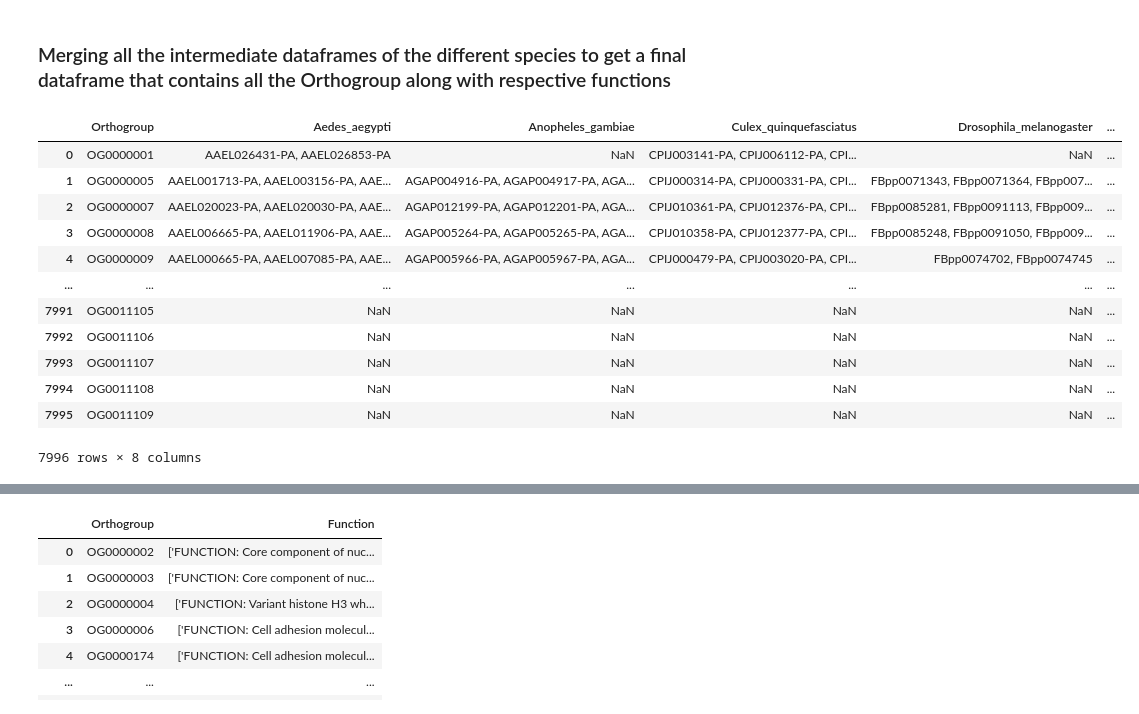
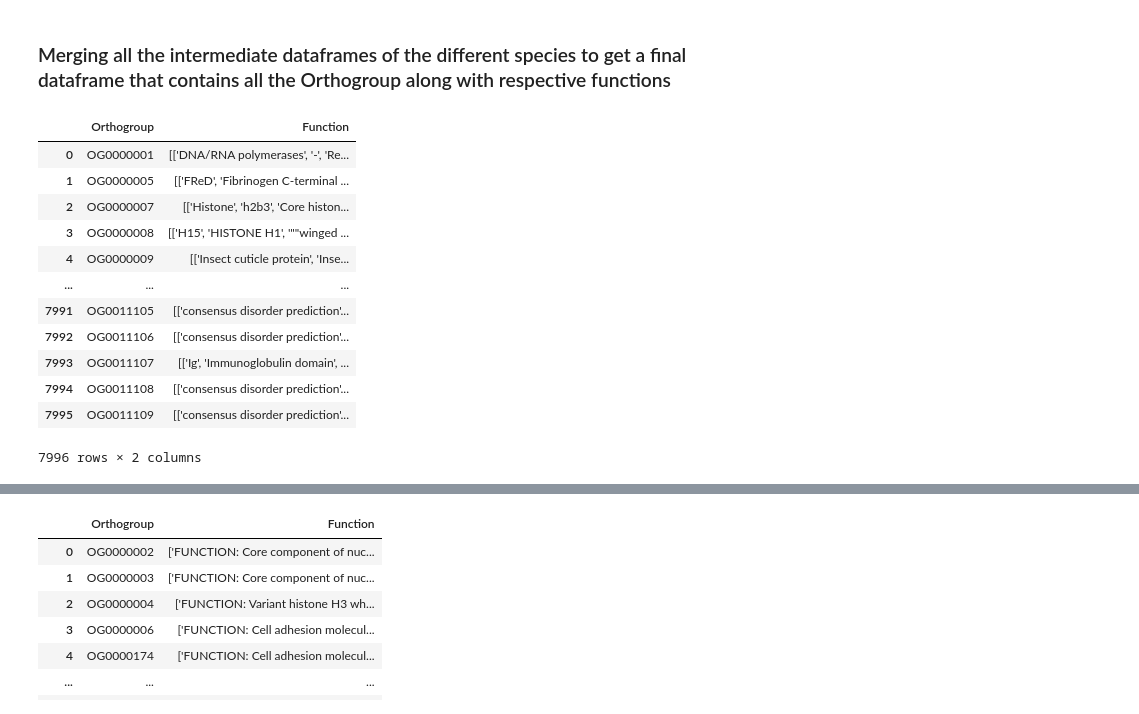
Before and after one commit to kthakor003/Research, a Jupyter notebook: Final_Orthogroup_Function_Mapping.ipynb, the cells around one changed output, grey strips where cells are left out. Saved outputs shown, nothing was run; the diff lists cells and outputs as text; code cells hidden in the pictures.

Commit message:
Made some changes as to how function is assigned to the orthogroup

```diff
--- a/Final_Orthogroup_Function_Mapping.ipynb
+++ b/Final_Orthogroup_Function_Mapping.ipynb
@@ -195,7 +180,7 @@ Anopheles_gambiae_dict = {}
 for i in range(len(Anopheles_gambiae)):
     Anopheles_gambiae_dict[Anopheles_gambiae[0][i]] = Anopheles_gambiae[1][i]
 # %%
-OrthoGroup_GeneName_IntAG = createOrthoFunctionDict(OrthoGroup_GeneName_AA, Anopheles_gambiae_dict, "Anopheles_gambiae")
+OrthoGroup_GeneName_IntAGMiss, OrthoGroup_GeneName_IntAG = createOrthoFunctionDict(OrthoGroup_GeneName_AA, Anopheles_gambiae_dict, "Anopheles_gambiae")
 OrthoGroup_GeneName_IntAG = OrthoGroup_GeneName_IntAG.rename(columns={"Function [CC]":"Function"})
 OrthoGroup_GeneName_IntAG
 # %% [output]
@@ -244,5 +247,5 @@ for i in range(len(Culex_quinquefasciatus)):
 # %%
-OrthoGroup_GeneName_IntCQ = createOrthoFunctionDict(OrthoGroup_GeneName_AG, Culex_quinquefasciatus_dict, "Culex_quinquefasciatus")
+OrthoGroup_GeneName_IntCQMiss, OrthoGroup_GeneName_IntCQ = createOrthoFunctionDict(OrthoGroup_GeneName_AG, Culex_quinquefasciatus_dict, "Culex_quinquefasciatus")
 OrthoGroup_GeneName_IntCQ = OrthoGroup_GeneName_IntCQ.rename(columns={"Function [CC]":"Function"})
 OrthoGroup_GeneName_IntCQ
 # %% [output]
@@ -286,7 +289,8 @@ Drosophila_melanogaster_dict = {}
 for i in range(len(Drosophila_melanogaster)):
     Drosophila_melanogaster_dict[Drosophila_melanogaster[0][i]] = Drosophila_melanogaster[1][i]
 # %%
-OrthoGroup_GeneName_IntDM = createOrthoFunctionDict(OrthoGroup_GeneName_CQ, Drosophila_melanogaster_dict, "Drosophila_melanogaster")
+OrthoGroup_GeneName_IntDMMiss, OrthoGroup_GeneName_IntDM = createOrthoFunctionDict(OrthoGroup_GeneName_CQ, Drosophila_melanogaster_dict, "Drosophila_melanogaster")
+OrthoGroup_GeneName_IntDM = OrthoGroup_GeneName_IntDM.rename(columns={"Function [CC]":"Function"})
 OrthoGroup_GeneName_IntDM
 # %% [output]
 |  | Orthogroup | Aedes_aegypti | Anopheles_gambiae | Culex_quinquefasciatus | Drosophila_melanogaster | ... |
@@ -329,7 +333,8 @@ Wyeomyia_samithii_dict = {}
 for i in range(len(Wyeomyia_samithii)):
     Wyeomyia_samithii_dict[Wyeomyia_samithii[0][i]] = Wyeomyia_samithii[1][i]
 # %%
-OrthoGroup_GeneName_IntWS = createOrthoFunctionDict(OrthoGroup_GeneName_DM, Wyeomyia_samithii_dict, "Wyeomyia_smithii")
+OrthoGroup_GeneName_IntWSMiss, OrthoGroup_GeneName_IntWS = createOrthoFunctionDict(OrthoGroup_GeneName_DM, Wyeomyia_samithii_dict, "Wyeomyia_smithii")
+OrthoGroup_GeneName_IntWS = OrthoGroup_GeneName_IntWS.rename(columns={"Function [CC]":"Function"})
 OrthoGroup_GeneName_IntWS
 # %% [output]
 |  | Orthogroup | Aedes_aegypti | Anopheles_gambiae | Culex_quinquefasciatus | Drosophila_melanogaster | ... |
@@ -372,22 +377,23 @@ OrthoGroup_GeneName_WS # this is the final df for which we couldnt find any
 # %%
 finalDF = OrthoGroup_GeneName_Int.append(OrthoGroup_GeneName_IntAG)
 finalDF = finalDF.append(OrthoGroup_GeneName_IntCQ)
 finalDF = finalDF.append(OrthoGroup_GeneName_IntDM)
 finalDF = finalDF.append(OrthoGroup_GeneName_IntWS)
 finalDF = finalDF.reset_index()
 finalDF_7Cols = finalDF.drop("index", 1)
+finalDF_7Cols = finalDF_7Cols[["Orthogroup","Function"]]
 finalDF_7Cols
 # %% [output]
-|  | Orthogroup | Aedes_aegypti | Anopheles_gambiae | Culex_quinquefasciatus | Drosophila_melanogaster | ... |
-| 0 | OG0000001 | AAEL026431-PA, AAEL026853-PA | NaN | CPIJ003141-PA, CPIJ006112-PA, CPI... | NaN | ... |
-| 1 | OG0000005 | AAEL001713-PA, AAEL003156-PA, AAE... | AGAP004916-PA, AGAP004917-PA, AGA... | CPIJ000314-PA, CPIJ000331-PA, CPI... | FBpp0071343, FBpp0071364, FBpp007... | ... |
-| 2 | OG0000007 | AAEL020023-PA, AAEL020030-PA, AAE... | AGAP012199-PA, AGAP012201-PA, AGA... | CPIJ010361-PA, CPIJ012376-PA, CPI... | FBpp0085281, FBpp0091113, FBpp009... | ... |
-| 3 | OG0000008 | AAEL006665-PA, AAEL011906-PA, AAE... | AGAP005264-PA, AGAP005265-PA, AGA... | CPIJ010358-PA, CPIJ012377-PA, CPI... | FBpp0085248, FBpp0091050, FBpp009... | ... |
-| 4 | OG0000009 | AAEL000665-PA, AAEL007085-PA, AAE... | AGAP005966-PA, AGAP005967-PA, AGA... | CPIJ000479-PA, CPIJ003020-PA, CPI... | FBpp0074702, FBpp0074745 | ... |
-| ... | ... | ... | ... | ... | ... | ... |
-| 7991 | OG0011105 | NaN | NaN | NaN | NaN | ... |
-| 7992 | OG0011106 | NaN | NaN | NaN | NaN | ... |
-| 7993 | OG0011107 | NaN | NaN | NaN | NaN | ... |
-| 7994 | OG0011108 | NaN | NaN | NaN | NaN | ... |
-| 7995 | OG0011109 | NaN | NaN | NaN | NaN | ... |
+|  | Orthogroup | Function |
+| 0 | OG0000001 | [['DNA/RNA polymerases', '-', 'Re... |
+| 1 | OG0000005 | [['FReD', 'Fibrinogen C-terminal ... |
+| 2 | OG0000007 | [['Histone', 'h2b3', 'Core histon... |
+| 3 | OG0000008 | [['H15', 'HISTONE H1', '""winged ... |
+| 4 | OG0000009 | [['Insect cuticle protein', 'Inse... |
+| ... | ... | ... |
+| 7991 | OG0011105 | [['consensus disorder prediction'... |
+| 7992 | OG0011106 | [['consensus disorder prediction'... |
+| 7993 | OG0011107 | [['Ig', 'Immunoglobulin domain', ... |
+| 7994 | OG0011108 | [['consensus disorder prediction'... |
+| 7995 | OG0011109 | [['consensus disorder prediction'... |
-7996 rows × 8 columns
+7996 rows × 2 columns
```
Also changed, not shown: parts of 8 cells of this notebook.
